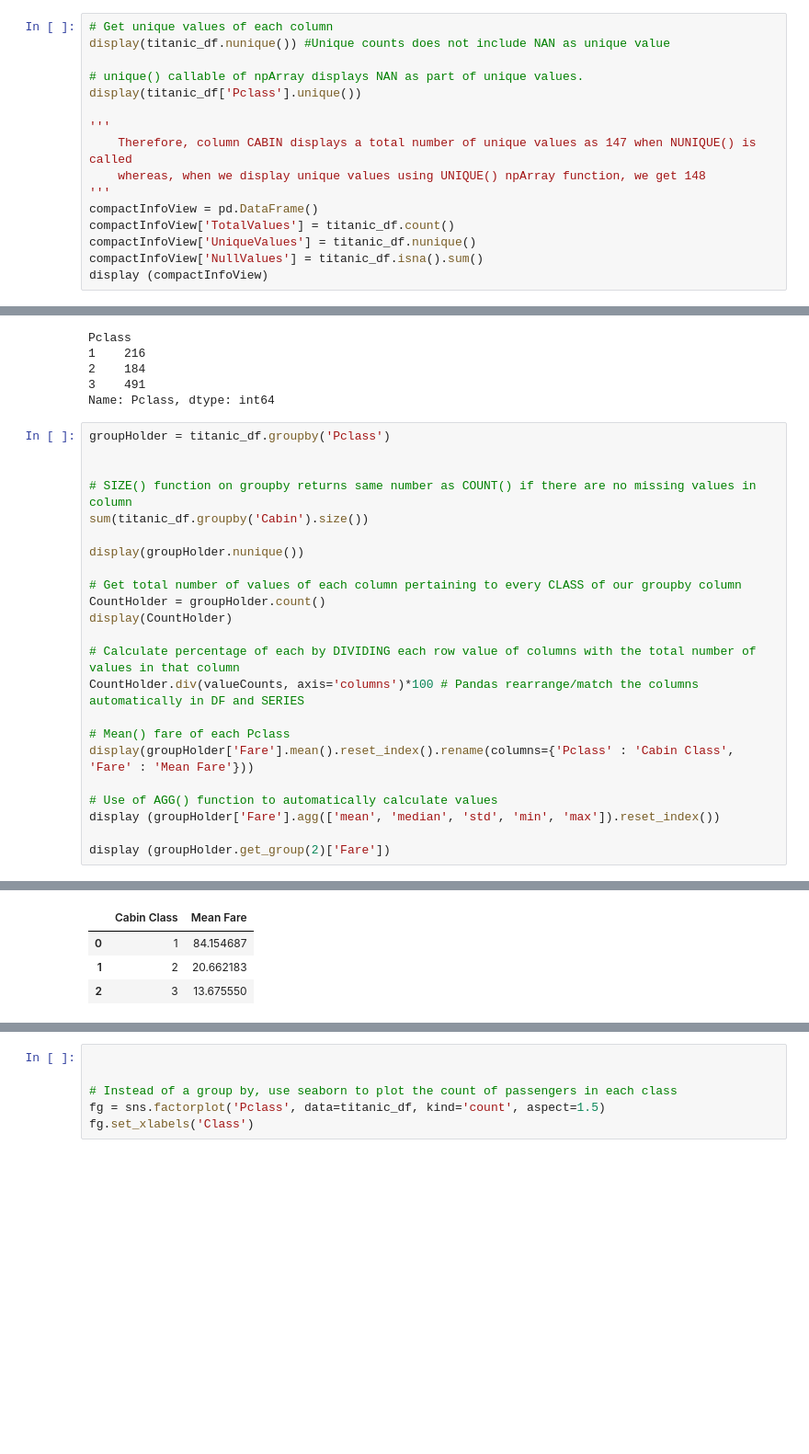
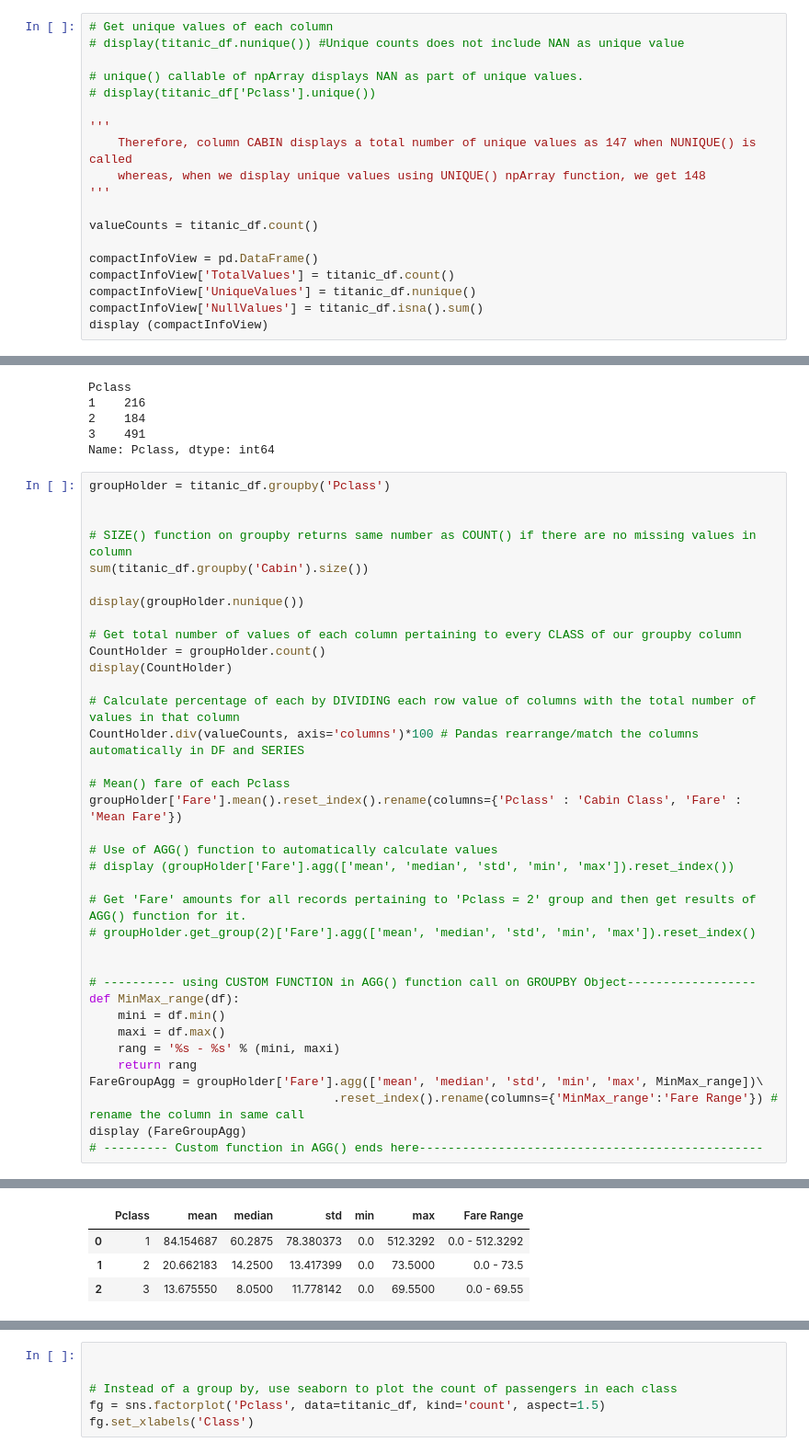
Before and after one commit to zeeshanhs/TitanicEDA, a Jupyter notebook: Titanic - Project.ipynb, the cells around one changed output, grey strips where cells are left out. Shown: that part at 92% size. Saved outputs shown, nothing was run; the diff lists cells and outputs as text; blank space fills up the shorter version.

Commit message:
Add AGG() with custom function

```diff
--- a/Titanic - Project.ipynb
+++ b/Titanic - Project.ipynb
@@ -57,15 +57,18 @@ dtypes: float64(2), int64(5), object(5)
 memory usage: 66.2+ KB
 # %%
 # Get unique values of each column
-display(titanic_df.nunique()) #Unique counts does not include NAN as unique value
+# display(titanic_df.nunique()) #Unique counts does not include NAN as unique value
 
 # unique() callable of npArray displays NAN as part of unique values.
-display(titanic_df['Pclass'].unique())
+# display(titanic_df['Pclass'].unique())
 
 '''
     Therefore, column CABIN displays a total number of unique values as 147 when NUNIQUE() is called
     whereas, when we display unique values using UNIQUE() npArray function, we get 148
 '''
+
+valueCounts = titanic_df.count()
+
 compactInfoView = pd.DataFrame()
 compactInfoView['TotalValues'] = titanic_df.count()
 compactInfoView['UniqueValues'] = titanic_df.nunique()
@@ -112,37 +101,50 @@ Name: Pclass, dtype: int64
 groupHolder = titanic_df.groupby('Pclass')
 
 
 # SIZE() function on groupby returns same number as COUNT() if there are no missing values in column
 sum(titanic_df.groupby('Cabin').size())
 
 display(groupHolder.nunique())
 
 # Get total number of values of each column pertaining to every CLASS of our groupby column
 CountHolder = groupHolder.count()
 display(CountHolder)
 
 # Calculate percentage of each by DIVIDING each row value of columns with the total number of values in that column
 CountHolder.div(valueCounts, axis='columns')*100 # Pandas rearrange/match the columns automatically in DF and SERIES
 
 # Mean() fare of each Pclass
-display(groupHolder['Fare'].mean().reset_index().rename(columns={'Pclass' : 'Cabin Class', 'Fare' : 'Mean Fare'}))
+groupHolder['Fare'].mean().reset_index().rename(columns={'Pclass' : 'Cabin Class', 'Fare' : 'Mean Fare'})
 
 # Use of AGG() function to automatically calculate values
-display (groupHolder['Fare'].agg(['mean', 'median', 'std', 'min', 'max']).reset_index())
+# display (groupHolder['Fare'].agg(['mean', 'median', 'std', 'min', 'max']).reset_index())
 
-display (groupHolder.get_group(2)['Fare'])
+# Get 'Fare' amounts for all records pertaining to 'Pclass = 2' group and then get results of AGG() function for it.
+# groupHolder.get_group(2)['Fare'].agg(['mean', 'median', 'std', 'min', 'max']).reset_index()
+
+
+# ---------- using CUSTOM FUNCTION in AGG() function call on GROUPBY Object------------------
+def MinMax_range(df):
+    mini = df.min()
+    maxi = df.max()
+    rang = '%s - %s' % (mini, maxi)
+    return rang
+FareGroupAgg = groupHolder['Fare'].agg(['mean', 'median', 'std', 'min', 'max', MinMax_range])\
+                                  .reset_index().rename(columns={'MinMax_range':'Fare Range'}) # rename the column in same call
+display (FareGroupAgg)
+# --------- Custom function in AGG() ends here------------------------------------------------
 # %% [output]
 |  | PassengerId | Survived | Pclass | Name | Sex | Age | SibSp | Parch | Ticket | Fare | ... |
 | Pclass |  |  |  |  |  |  |  |  |  |  | ... |
 | 1 | 216 | 2 | 1 | 216 | 2 | 57 | 4 | 4 | 147 | 94 | ... |
 | 2 | 184 | 2 | 1 | 184 | 2 | 57 | 4 | 4 | 140 | 42 | ... |
 | 3 | 491 | 2 | 1 | 491 | 2 | 68 | 7 | 7 | 394 | 119 | ... |
 |  | PassengerId | Survived | Name | Sex | Age | SibSp | Parch | Ticket | Fare | Cabin | ... |
 | Pclass |  |  |  |  |  |  |  |  |  |  | ... |
 | 1 | 216 | 216 | 216 | 216 | 186 | 216 | 216 | 216 | 216 | 176 | ... |
 | 2 | 184 | 184 | 184 | 184 | 173 | 184 | 184 | 184 | 184 | 16 | ... |
 | 3 | 491 | 491 | 491 | 491 | 355 | 491 | 491 | 491 | 491 | 12 | ... |
-|  | Cabin Class | Mean Fare |
-| 0 | 1 | 84.154687 |
-| 1 | 2 | 20.662183 |
-| 2 | 3 | 13.675550 |
+|  | Pclass | mean | median | std | min | max | Fare Range |
+| 0 | 1 | 84.154687 | 60.2875 | 78.380373 | 0.0 | 512.3292 | 0.0 - 512.3292 |
+| 1 | 2 | 20.662183 | 14.2500 | 13.417399 | 0.0 | 73.5000 | 0.0 - 73.5 |
+| 2 | 3 | 13.675550 | 8.0500 | 11.778142 | 0.0 | 69.5500 | 0.0 - 69.55 |
```
Also changed, not shown: parts of 3 cells of this notebook.
